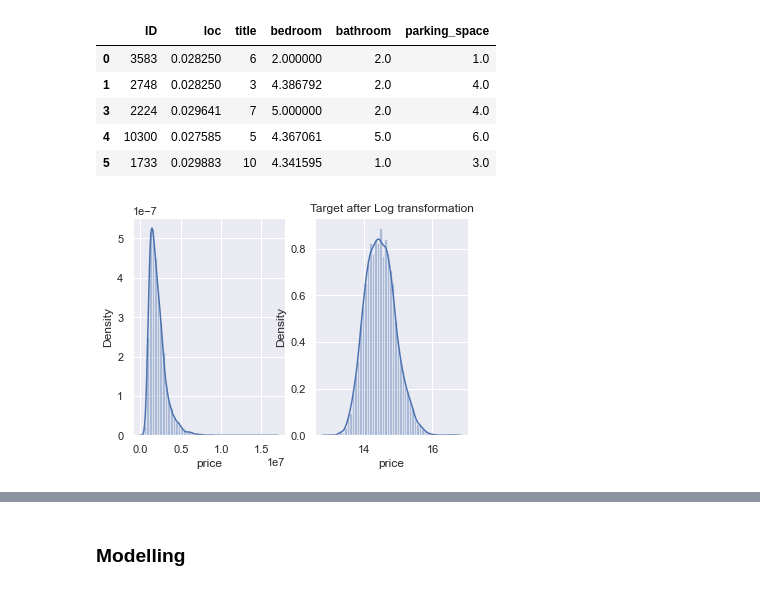
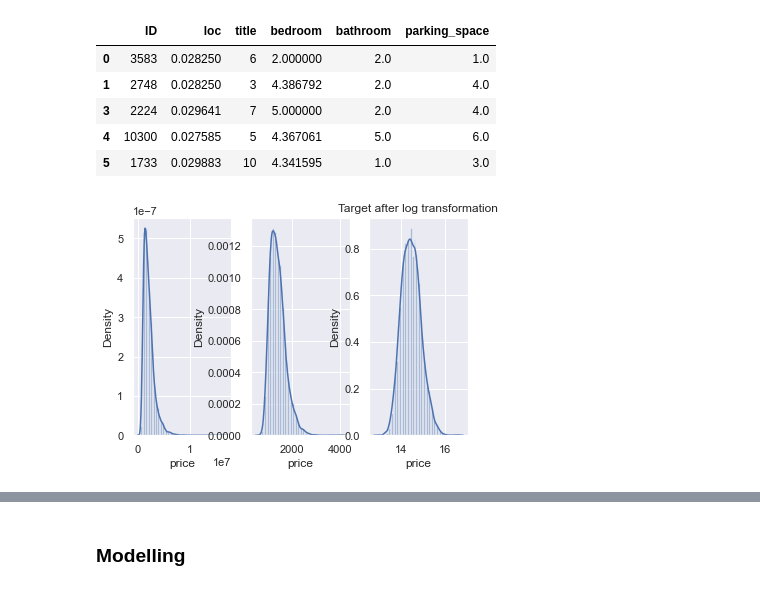
Before and after one commit to Tito-A/DSNBootcampChallenge, a Jupyter notebook: DSN_MLTask.ipynb, the cells around one changed output, grey strips where cells are left out. Drawn from its saved outputs; the diff is of its cells as text; code cells hidden in the pictures.

```diff
--- a/DSN_MLTask.ipynb
+++ b/DSN_MLTask.ipynb
@@ -118,9 +164,12 @@ columns_with_na= ['bedroom', 'bathroom', 'parking_space']
 
 #creating a loop to fill the null values
 #col_avg is the avg value of the column grouped by title
+# I'm filling null values with the median of the column
 for col in columns_with_na:
-    col_avg = train_df.groupby(['title'])[col].transform('mean')
+    col_avg = train_df.groupby(['title'])[col].transform('median')
     train_df[col]= train_df[col].fillna(col_avg)
+
+#checking null values statistics once again
 train_df.isna().sum()
 # %% [output]
 ID               0
@@ -393,16 +501,19 @@ x.head()
 # %%
 # copied
 
 sns.set()
-y_transformed = pd.Series(np.log1p(y))
-
-fig, ax = plt.subplots(1, 2)
+y_transformed = pd.Series(np.sqrt(y))
+y_transformed_log  = pd.Series(np.log1p(y))
+fig, ax = plt.subplots(1, 3)
 sns.distplot(y, ax=ax[0])
-plt.title("Target after Log transformation")
+plt.title("Target after Sqrt transformation")
 # ax[0].axvline(y_transformed)
 sns.distplot(y_transformed, ax=ax[1])
+
+sns.distplot(y_transformed_log, ax=ax[2])
+plt.title("Target after log transformation")
 plt.show()
 # %% [output]
-[figure, old version]
+[figure, new version]
 # %%
 x.drop(['ID'], axis=1, inplace=True)
```
Also changed, not shown: parts of 77 cells of this notebook.
